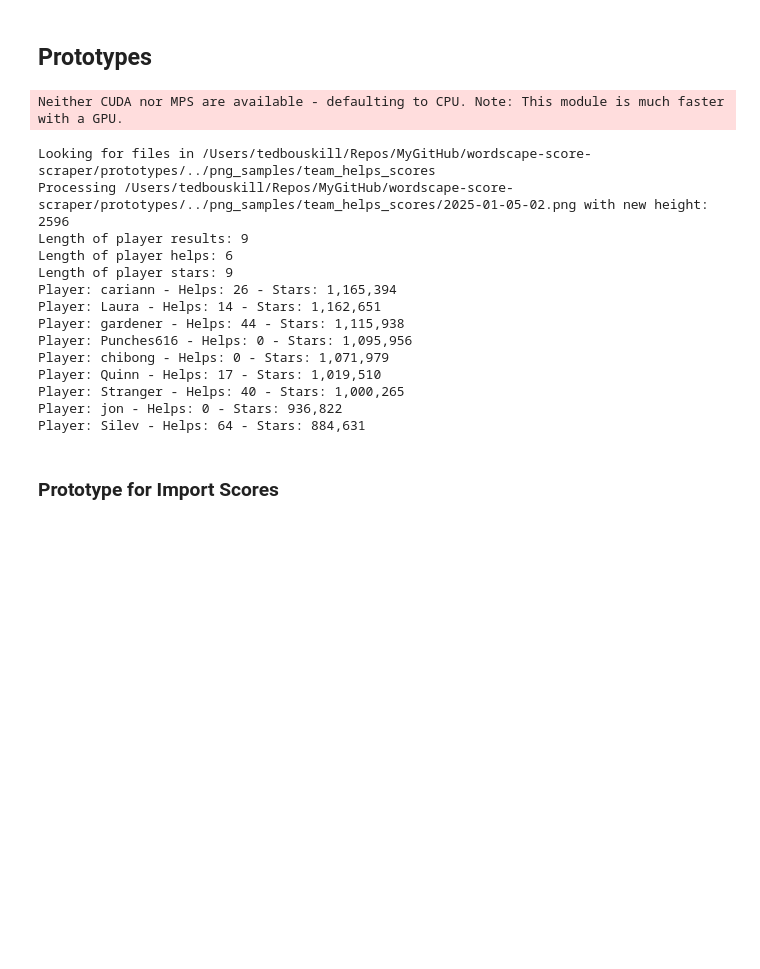
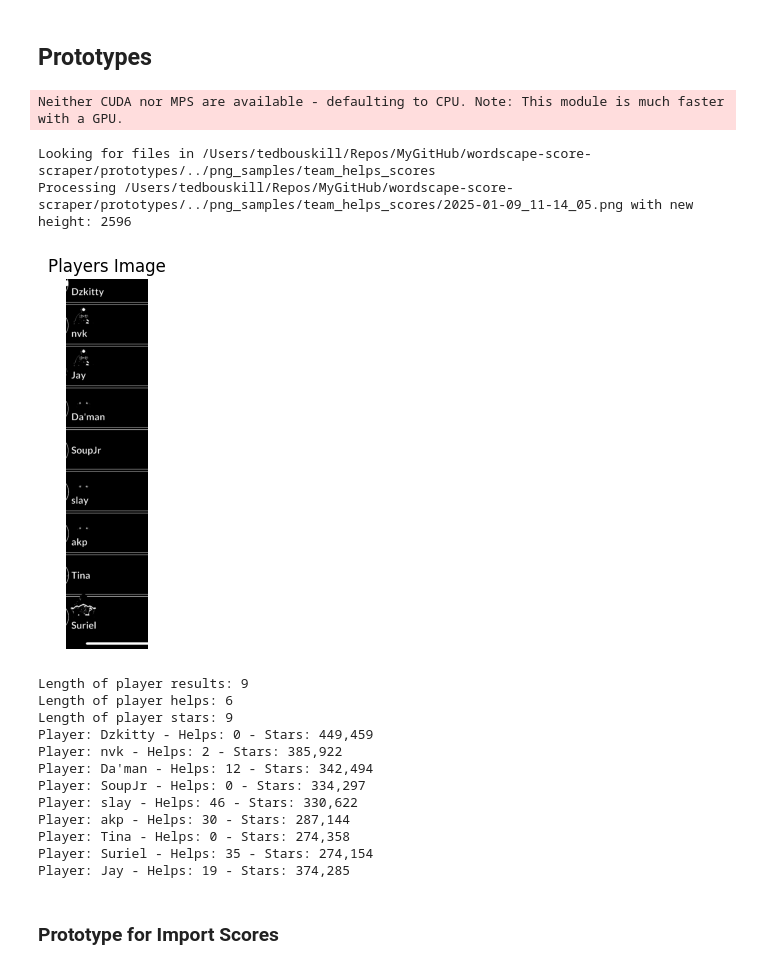
Before and after one commit to tedbouskill/wordscape-score-scraper, a Jupyter notebook: prototypes/ocr_easyocr.ipynb, the cells around one changed output. Cells and saved outputs as stored; diff of their text form; code cells hidden in the pictures; blank space fills up the shorter version.

```diff
--- a/prototypes/ocr_easyocr.ipynb
+++ b/prototypes/ocr_easyocr.ipynb
@@ -194,9 +197,9 @@ for img_file in files:
     player_results = []
 
     offset_height = 600
-    players_img = crop_image_opencv(img, 300, offset_height, 440, new_height - offset_height) # Only player tags
+    players_img = crop_image_opencv(img, 280, offset_height, 440, new_height - offset_height) # Only player tags
     players_img = convert_non_white_to_black_opencv(players_img, 225)
-    #display_image_opencv(players_img, title="Players Image")
+    display_image_opencv(players_img, title="Players Image")
 
     results = reader.readtext(players_img, mag_ratio=2.0)
     for box, text, confidence in results:
@@ -236,46 +239,47 @@ for img_file in files:
         helps_stars = (None, None)
         for help_text_box, help_text, help_text_confidence in player_helps:
             help_y = help_text_box[0][1]  # y-coordinate of the top-left corner of the numeric box
             if -40 <= (player_y - help_y) <= 25:
                 helps_stars = (help_text, None)
                 break;
 
         # if we didn't find a Helps match it's because it was 0 which EasyOCR is not recognizing
         if helps_stars[0] is None:
             helps_stars = (0, None)
 
         for star_text_box, star_text, star_text_confidence in results:
             star_y = star_text_box[0][1]
             if -40 <= (player_y - star_y) <= 25:
                 helps_stars = (helps_stars[0], star_text)
                 break
 
         if helps_stars[1] is None:
             unmatched.append((player_text, helps_stars))
         else:
             matches.append((player_text, helps_stars))
 
 for match in matches:
     print(f"Player: {match[0]} - Helps: {match[1][0]} - Stars: {match[1][1]}")
 
 for unmatch in unmatched:
     print(f"Unmatched: {unmatch}")
 # %% [output]
 Neither CUDA nor MPS are available - defaulting to CPU. Note: This module is much faster with a GPU.
 Looking for files in /Users/tedbouskill/Repos/MyGitHub/wordscape-score-scraper/prototypes/../png_samples/team_helps_scores
-Processing /Users/tedbouskill/Repos/MyGitHub/wordscape-score-scraper/prototypes/../png_samples/team_helps_scores/2025-01-05-02.png with new height: 2596
-Length of player results: 9
-Length of player helps: 6
-Length of player stars: 9
-Player: cariann - Helps: 26 - Stars: 1,165,394
-Player: Laura - Helps: 14 - Stars: 1,162,651
-Player: gardener - Helps: 44 - Stars: 1,115,938
-Player: Punches616 - Helps: 0 - Stars: 1,095,956
-Player: chibong - Helps: 0 - Stars: 1,071,979
-Player: Quinn - Helps: 17 - Stars: 1,019,510
-Player: Stranger - Helps: 40 - Stars: 1,000,265
-Player: jon - Helps: 0 - Stars: 936,822
-Player: Silev - Helps: 64 - Stars: 884,631
+Processing /Users/tedbouskill/Repos/MyGitHub/wordscape-score-scraper/prototypes/../png_samples/team_helps_scores/2025-01-09_11-14_05.png with new height: 2596
+[figure, added]
+Length of player results: 9
+Length of player helps: 6
+Length of player stars: 9
+Player: Dzkitty - Helps: 0 - Stars: 449,459
+Player: nvk - Helps: 2 - Stars: 385,922
+Player: Da'man - Helps: 12 - Stars: 342,494
+Player: SoupJr - Helps: 0 - Stars: 334,297
+Player: slay - Helps: 46 - Stars: 330,622
+Player: akp - Helps: 30 - Stars: 287,144
+Player: Tina - Helps: 0 - Stars: 274,358
+Player: Suriel - Helps: 35 - Stars: 274,154
+Player: Jay - Helps: 19 - Stars: 374,285
 # %% [markdown]
 ### Prototype for Import Scores
 # %%
```
Also changed, not shown: parts of 1 cell of this notebook.
